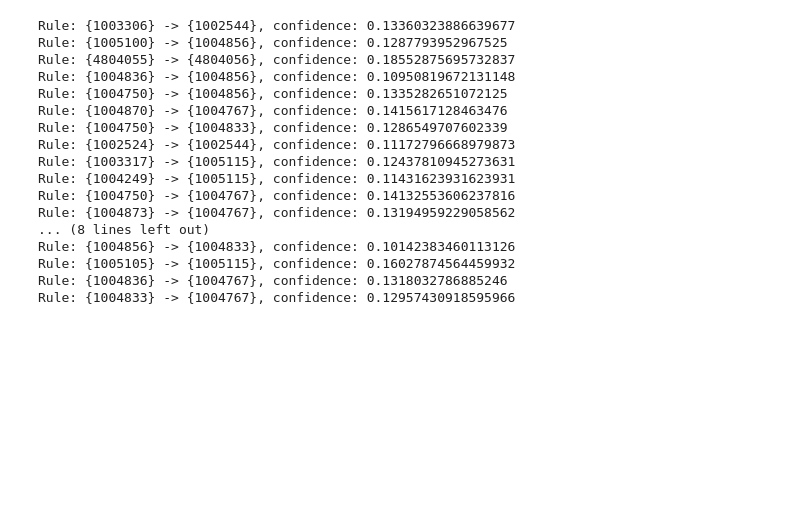
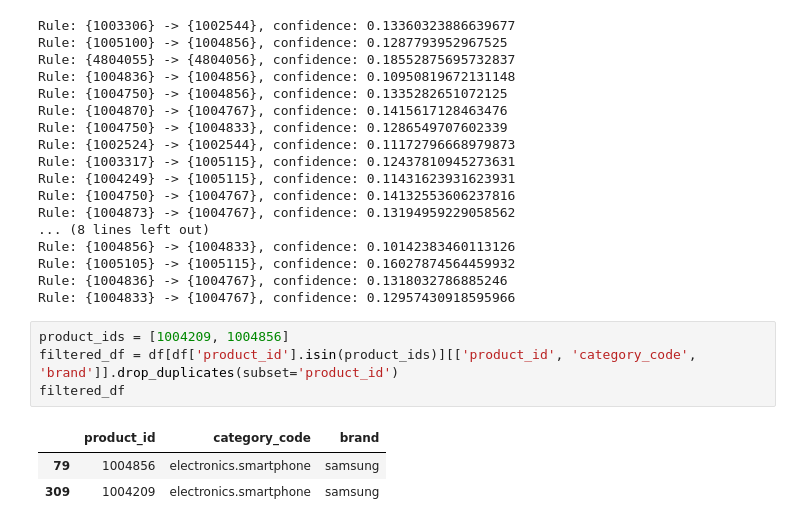
Before and after one commit to Esorte/ICCS361Project1, a Jupyter notebook: EDA/Apriori.ipynb, the cells around one changed output. Drawn from its saved outputs; the diff is of its cells as text; blank space fills up the shorter version.

```diff
--- a/EDA/Apriori.ipynb
+++ b/EDA/Apriori.ipynb
@@ -426,3 +424,11 @@ Rule: {1004856} -> {1004833}, confidence: 0.10142383460113126
 Rule: {1005105} -> {1005115}, confidence: 0.16027874564459932
 Rule: {1004836} -> {1004767}, confidence: 0.1318032786885246
 Rule: {1004833} -> {1004767}, confidence: 0.12957430918595966
+# %%
+product_ids = [1004209, 1004856]
+filtered_df = df[df['product_id'].isin(product_ids)][['product_id', 'category_code', 'brand']].drop_duplicates(subset='product_id')
+filtered_df
+# %% [output]
+|  | product_id | category_code | brand |
+| 79 | 1004856 | electronics.smartphone | samsung |
+| 309 | 1004209 | electronics.smartphone | samsung |
```
Also changed, not shown: parts of 1 cell of this notebook.
